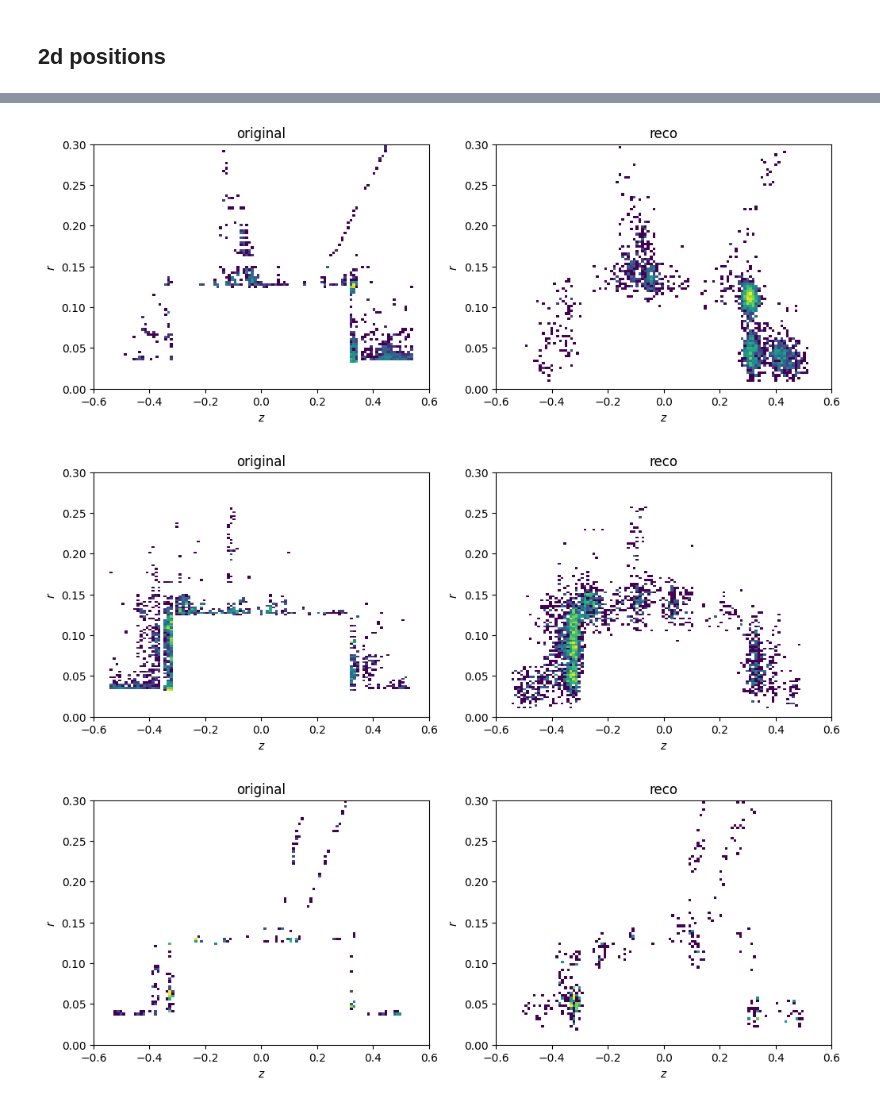
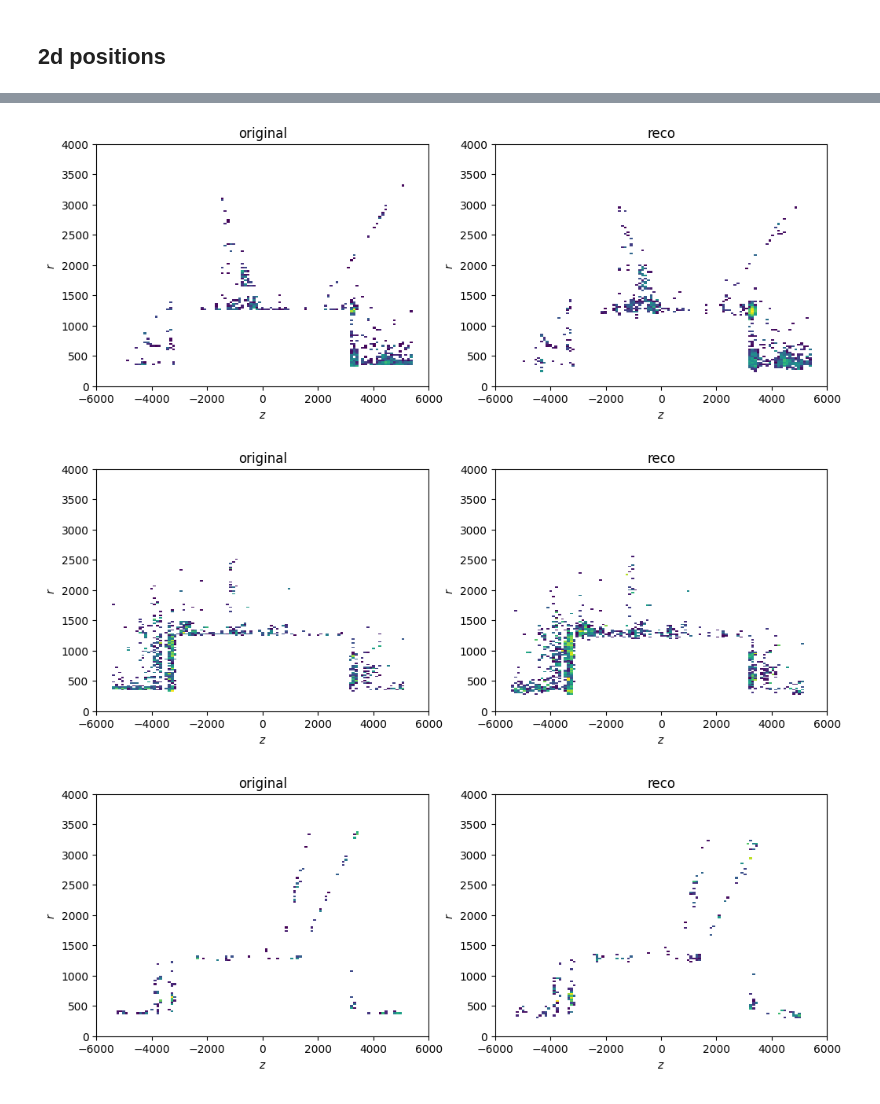
Before and after one commit to erwulff/particlemind, a Jupyter notebook: src/compare_generated_samples_reco_only_augs.ipynb, the cells around one changed output, grey strips where cells are left out. Cells and saved outputs as stored; diff of their text form; code cells hidden in the pictures.

```diff
--- a/src/compare_generated_samples_reco_only_augs.ipynb
+++ b/src/compare_generated_samples_reco_only_augs.ipynb
@@ -98,14 +98,14 @@ for n in range(num_files):
 
 
             with torch.no_grad():
-                x_particle_reco, vq_out, z_embed = embedder.forward(None, features_batch, mask_batch) # batch not used
-                x_particle_augmented, vq_out_augmented, z_embed_augmented = embedder.forward(None, features_augmented_batch, mask_particle_augmented)
+                x_particle_reco, vq_out, z_embed = embedder.model(None, features_batch, mask_batch) # batch not used
+                x_particle_augmented, vq_out_augmented, z_embed_augmented = embedder.model(None, features_augmented_batch, mask_particle_augmented)
 
 
 
         elif data_type == "patch":
             with torch.no_grad():
-                e, e_reco, x_chunks, x_reco_chunks, vq_out = embedder.forward(x_batch, None, None)
+                e, e_reco, x_chunks, x_reco_chunks, vq_out = embedder.model(x_batch, None, None)
 
             print(e.shape)
             print(e_reco.shape)
@@ -232,8 +232,22 @@ zprime_pu0_calo_hits
 # %% [markdown]
 # Plot multiple events
 # %%
-position_lim = 0.5
+position_lim = 5000
 e_lim = -1, 1
+# %%
+kinematic_features_truth = {
+    0: kinematic_features_truth[0] * 1e4,
+    1: kinematic_features_truth[1] * 1e4,
+    2: kinematic_features_truth[2] * 1e4,
+    3: np.exp(kinematic_features_truth[3] * 10) / 1e2,
+}
+
+kinematic_features_reco = {
+    0: kinematic_features_reco[0] * 1e4,
+    1: kinematic_features_reco[1] * 1e4,
+    2: kinematic_features_reco[2] * 1e4,
+    3: np.exp(kinematic_features_reco[3] * 10) / 1e2,
+}
 # %% [markdown]
 ## x, y, z, e (1d)
 # %%
@@ -362,8 +376,11 @@ for event_i in range(10):
 # %%
 detector_index = 9
 
-plot_lim = 0.2
+plot_lim = 2000
 s = 0.01
+
+
+
 
 for i in range(5):
 
@@ -371,13 +388,12 @@ for i in range(5):
 
 
 
-
-    ax[0].hist2d(np.asarray(kinematic_features_truth[0][i]), np.asarray(kinematic_features_truth[1][i]), bins = [100,100], norm="log")
+    ax[0].hist2d(np.asarray(kinematic_features_truth[0][i]), np.asarray(kinematic_features_truth[1][i]), bins = [100,100], norm="log", weights=np.asarray(kinematic_features_truth[3][i]))
     ax[0].set_xlabel(f"$x$")
     ax[0].set_ylabel(f"$y$")
     ax[0].set_title("original")
 
-    ax[1].hist2d(np.asarray(kinematic_features_reco[0][i]), np.asarray(kinematic_features_reco[1][i]), bins = [100,100], norm="log")
+    ax[1].hist2d(np.asarray(kinematic_features_reco[0][i]), np.asarray(kinematic_features_reco[1][i]), bins = [100,100], norm="log", weights=np.asarray(kinematic_features_reco[3][i]))
     ax[1].set_xlabel(f"$x$")
     ax[1].set_ylabel(f"$y$")
     ax[1].set_title("reco")
@@ -399,36 +415,36 @@ for i in range(5):
 # %%
-r_lim = 0., 0.3
-z_lim = 0.6
+r_lim = 0., 4000
+z_lim = 6000
 
 for i in range(3):
 
     fig, ax = plt.subplots(1, 2, figsize = (12, 4))
 
     #for a in ax:
      #   a.set_box_aspect(1)   # <-- TRUE SQUARE SUBPLOT BOX
     #    a.set_xlim(-position_lim, position_lim)
      #   a.set_ylim(-position_lim, position_lim)
 
     tmp_r = np.sqrt(kinematic_features_truth[0][i]**2 + kinematic_features_truth[1][i]**2)
-    ax[0].hist2d(np.array(kinematic_features_truth[2][i]), np.array(tmp_r), bins = [100,100], norm="log")
+    ax[0].hist2d(np.array(kinematic_features_truth[2][i]), np.array(tmp_r), bins = [100,100], norm="log", weights=np.asarray(kinematic_features_truth[3][i]))
     ax[0].set_xlabel(f"$z$")
     ax[0].set_ylabel(f"$r$")
     ax[0].set_xlim(-z_lim, z_lim)
     ax[0].set_ylim(r_lim)
     ax[0].set_title("original")
 
     tmp_r = np.sqrt(kinematic_features_reco[0][i]**2 + kinematic_features_reco[1][i]**2)
-    ax[1].hist2d(np.array(kinematic_features_reco[2][i]), np.array(tmp_r), bins = [100,100], norm="log")
+    ax[1].hist2d(np.array(kinematic_features_reco[2][i]), np.array(tmp_r), bins = [100,100], norm="log", weights=np.asarray(kinematic_features_reco[3][i]))
     ax[1].set_xlabel(f"$z$")
     ax[1].set_ylabel(f"$r$")
     ax[1].set_xlim(-z_lim, z_lim)
     ax[1].set_ylim(r_lim)
     ax[1].set_title("reco")
 
 
 
     plt.show()
 # %% [output]
-[figure, old version]
+[figure, new version]
-[figure, old version]
+[figure, new version]
-[figure, old version]
+[figure, new version]
```
Also changed, not shown: parts of 10 cells of this notebook, 1 other file.
